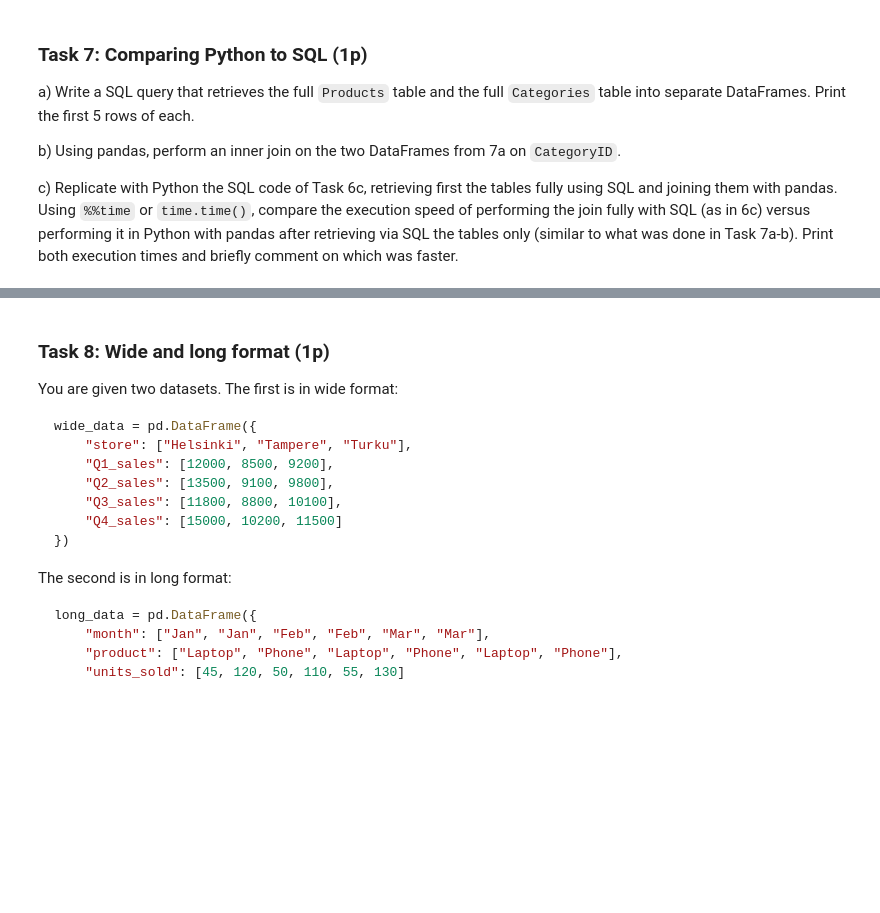
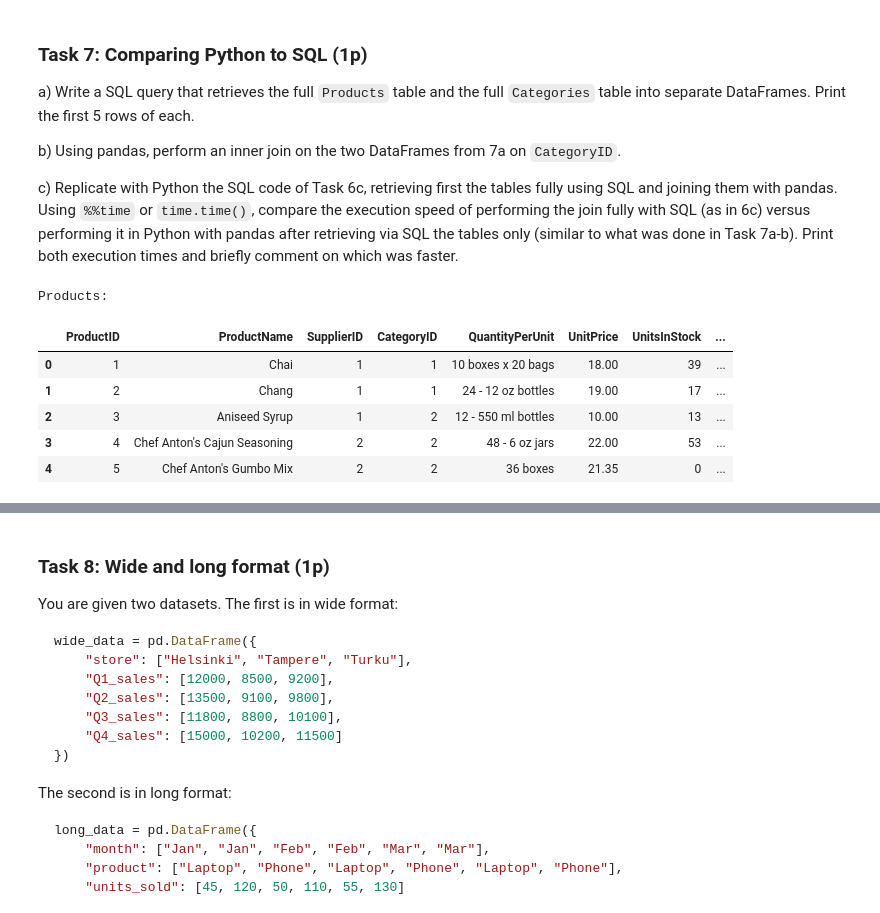
Before and after one commit to stavroulaalex/Python-BusinessIntelligence-Stav, a Jupyter notebook: assignments/assignment2/assignment2.ipynb, the cells around one changed output, grey strips where cells are left out. Drawn from its saved outputs; the diff is of its cells as text; code cells hidden in the pictures; blank space fills up the shorter version.

```diff
--- a/assignments/assignment2/assignment2.ipynb
+++ b/assignments/assignment2/assignment2.ipynb
@@ -428,3 +428,17 @@ a) Write a SQL query that retrieves the full `Products` table and the full `Cate
 b) Using pandas, perform an inner join on the two DataFrames from 7a on `CategoryID`.
 
 c) Replicate with Python the SQL code of Task 6c, retrieving first the tables fully using SQL and joining them with pandas. Using `%%time` or `time.time()`, compare the execution speed of performing the join fully with SQL (as in 6c) versus performing it in Python with pandas after retrieving via SQL the tables only (similar to what was done in Task 7a-b). Print both execution times and briefly comment on which was faster.
+# %%
+#a)
+dfproducts= pd.read_sql_query("SELECT * FROM Products", connection)
+dfcategories = pd.read_sql_query("SELECT * FROM Categories", connection)
+print('Products:')
+dfproducts.head()
+# %% [output]
+Products:
+|  | ProductID | ProductName | SupplierID | CategoryID | QuantityPerUnit | UnitPrice | UnitsInStock | ... |
+| 0 | 1 | Chai | 1 | 1 | 10 boxes x 20 bags | 18.00 | 39 | ... |
+| 1 | 2 | Chang | 1 | 1 | 24 - 12 oz bottles | 19.00 | 17 | ... |
+| 2 | 3 | Aniseed Syrup | 1 | 2 | 12 - 550 ml bottles | 10.00 | 13 | ... |
+| 3 | 4 | Chef Anton's Cajun Seasoning | 2 | 2 | 48 - 6 oz jars | 22.00 | 53 | ... |
+| 4 | 5 | Chef Anton's Gumbo Mix | 2 | 2 | 36 boxes | 21.35 | 0 | ... |
```
Also changed, not shown: parts of 7 cells of this notebook.
